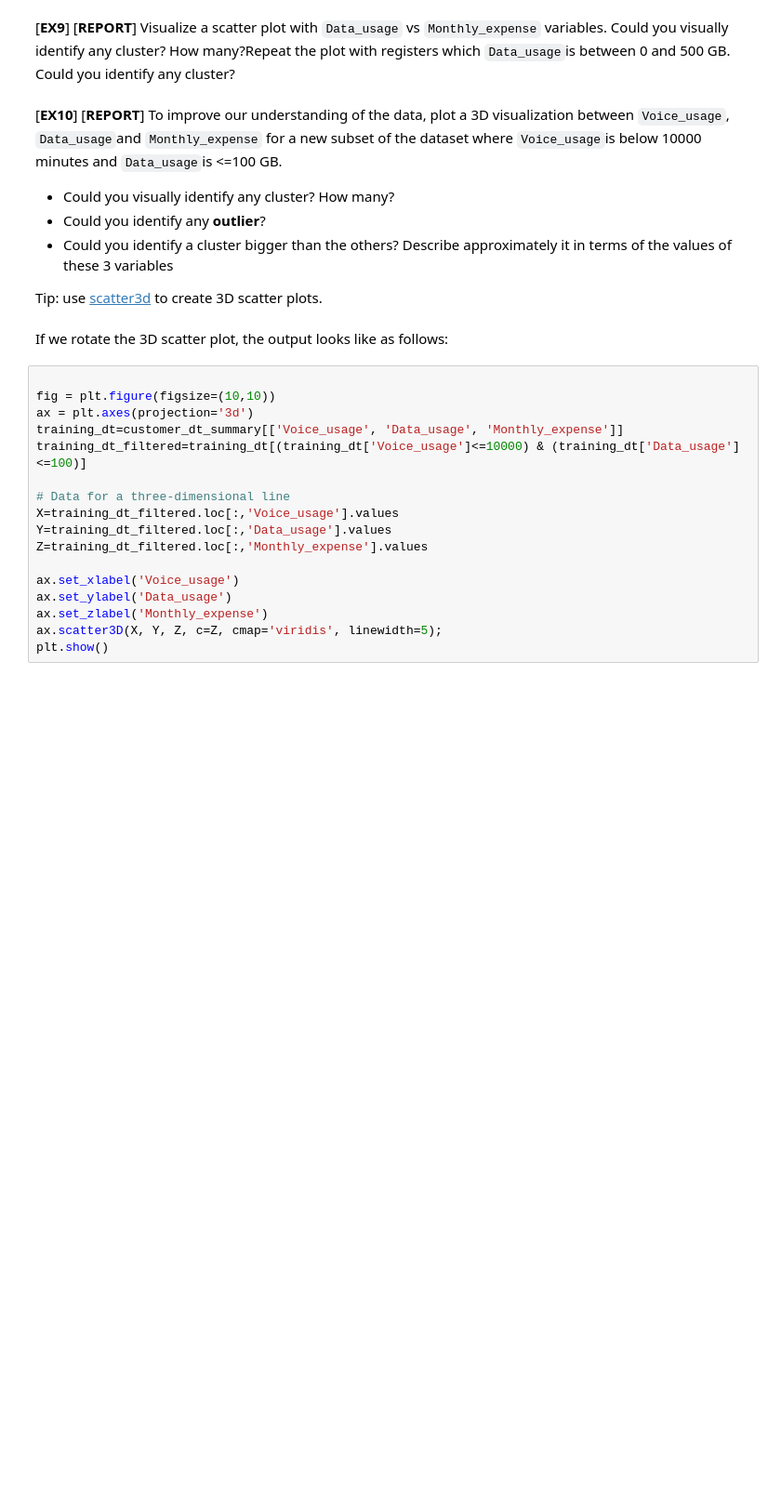
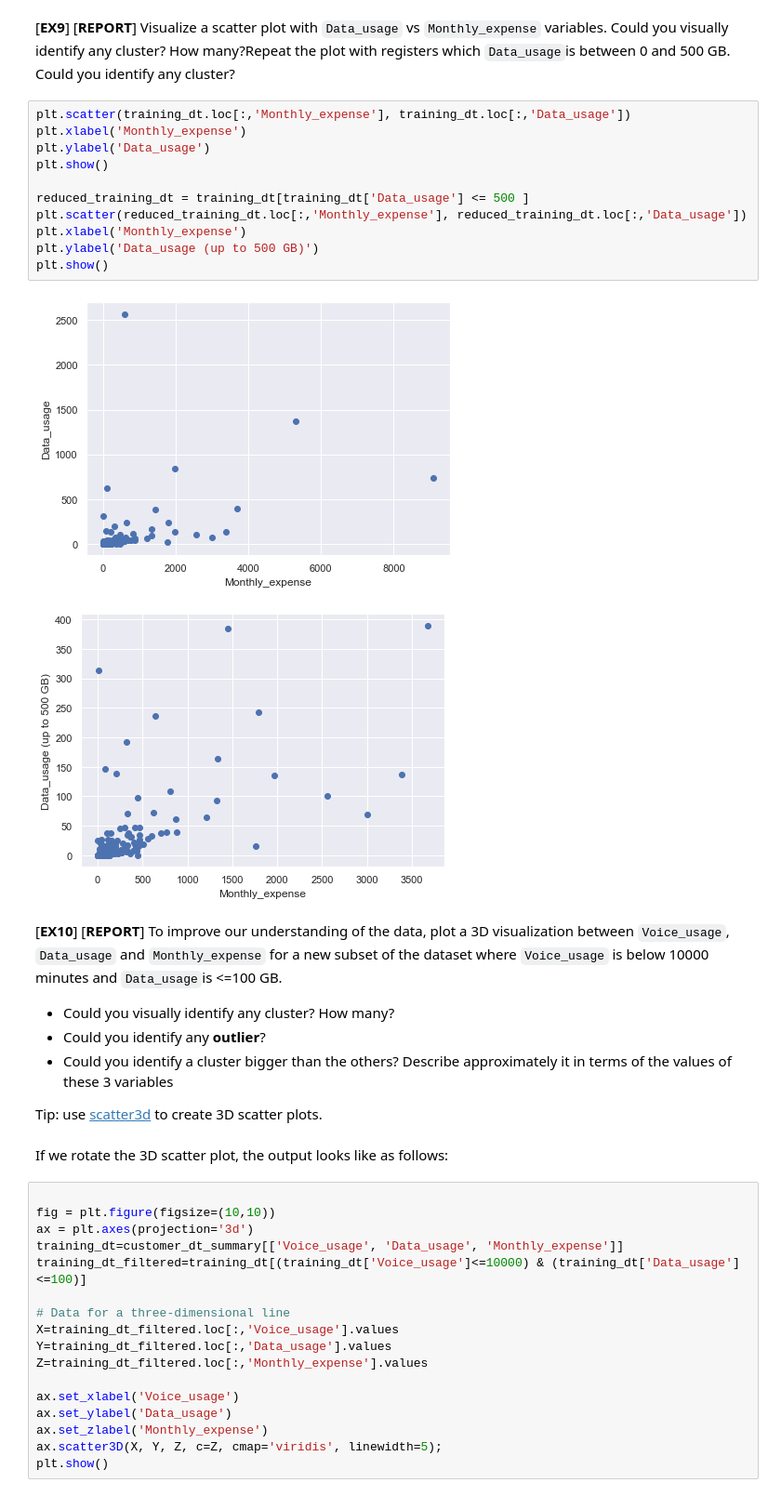
Before and after one commit to Alejandro-FA/UPF-Machine_Learning, a Jupyter notebook: Project-1/P01_Clustering students.ipynb, the cells around one changed output. Shown: that part at 93% size. Drawn from its saved outputs; the diff is of its cells as text; blank space fills up the shorter version.

```diff
--- a/Project-1/P01_Clustering students.ipynb
+++ b/Project-1/P01_Clustering students.ipynb
@@ -421,7 +421,21 @@ plt.show()
 # %% [markdown]
 [**EX9**] [**REPORT**] Visualize a scatter plot with `Data_usage` vs `Monthly_expense` variables. Could you visually identify any cluster? How many?Repeat the plot with registers which `Data_usage`is between 0 and 500 GB. Could you identify any cluster?
+# %%
+plt.scatter(training_dt.loc[:,'Monthly_expense'], training_dt.loc[:,'Data_usage'])
+plt.xlabel('Monthly_expense')
+plt.ylabel('Data_usage')
+plt.show()
+
+reduced_training_dt = training_dt[training_dt['Data_usage'] <= 500 ]
+plt.scatter(reduced_training_dt.loc[:,'Monthly_expense'], reduced_training_dt.loc[:,'Data_usage'])
+plt.xlabel('Monthly_expense')
+plt.ylabel('Data_usage (up to 500 GB)')
+plt.show()
+# %% [output]
+[figure, added]
+[figure, added]
 # %% [markdown]
-[**EX10**] [**REPORT**] To improve our understanding of the data, plot a 3D visualization between `Voice_usage`, `Data_usage`and `Monthly_expense` for a new subset of the dataset where `Voice_usage`is below 10000 minutes and `Data_usage`is <=100 GB.
+[**EX10**] [**REPORT**] To improve our understanding of the data, plot a 3D visualization between `Voice_usage`, `Data_usage` and `Monthly_expense` for a new subset of the dataset where `Voice_usage` is below 10000 minutes and `Data_usage`is <=100 GB.
 - Could you visually identify any cluster? How many?
 - Could you identify any **outlier**?
 - Could you identify a cluster bigger than the others? Describe approximately it in terms of the values of these 3 variables
```
Also changed, not shown: parts of 1 cell of this notebook.
